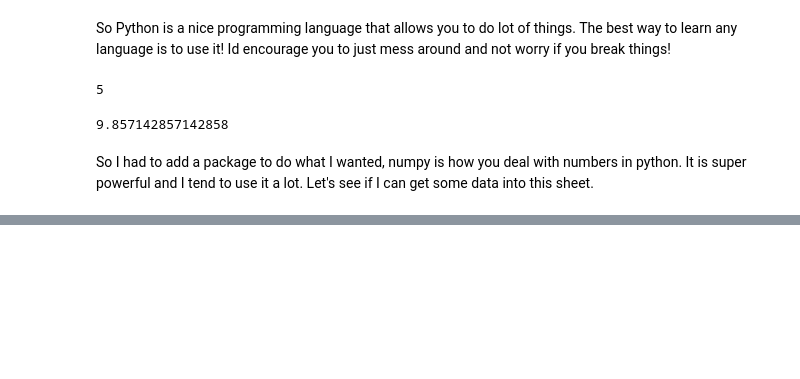
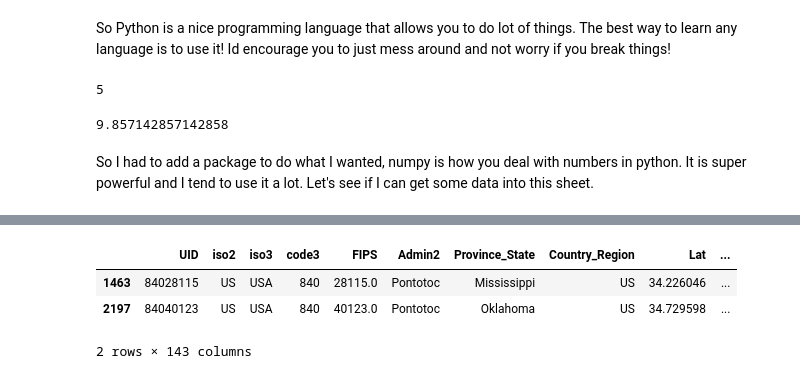
Before and after one commit to nurfnick/COVID_Travel, a Jupyter notebook: GettingStartedInPython.ipynb, the cells around one changed output, grey strips where cells are left out. Cells and saved outputs as stored; diff of their text form; code cells hidden in the pictures; blank space fills up the shorter version.

```diff
--- a/GettingStartedInPython.ipynb
+++ b/GettingStartedInPython.ipynb
@@ -16,0 +51,7 @@ So I had to add a package to do what I wanted, numpy is how you deal with number
+# %%
+data[data['Admin2']=="Pontotoc"] #like a function I read from the inside out.  Go to data.  Find the column named Admin2.  Find all entries that are Pontotoc and then return the data file with those
+# %% [output]
+|  | UID | iso2 | iso3 | code3 | FIPS | Admin2 | Province_State | Country_Region | Lat | ... |
+| 1463 | 84028115 | US | USA | 840 | 28115.0 | Pontotoc | Mississippi | US | 34.226046 | ... |
+| 2197 | 84040123 | US | USA | 840 | 40123.0 | Pontotoc | Oklahoma | US | 34.729598 | ... |
+2 rows × 143 columns
```
Also changed, not shown: parts of 5 cells of this notebook.
